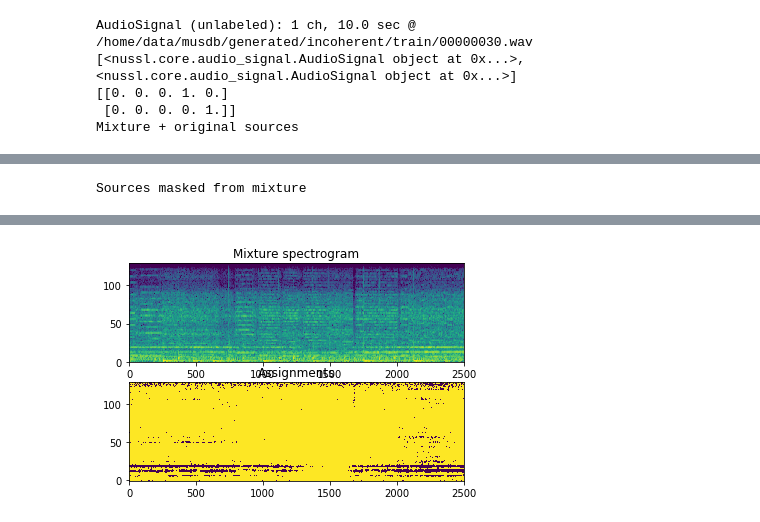
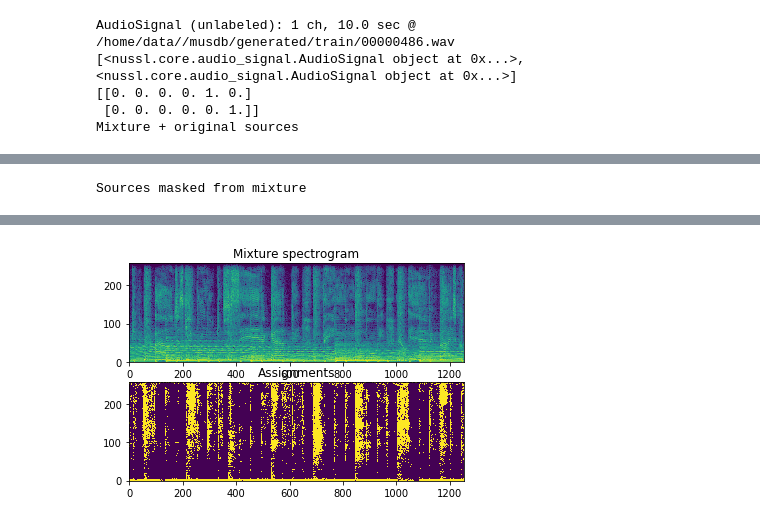
Before and after one commit to pseeth/cookiecutter-nussl, a Jupyter notebook: {{cookiecutter.repo_name}}/notebooks/example.ipynb, the cells around one changed output, grey strips where cells are left out. Saved outputs shown, nothing was run; the diff lists cells and outputs as text; code cells hidden in the pictures.

Commit message:
test cases for dataset, model and training!

```diff
--- a/{{cookiecutter.repo_name}}/notebooks/example.ipynb
+++ b/{{cookiecutter.repo_name}}/notebooks/example.ipynb
@@ -2,15 +2,14 @@
 import sys
 sys.path.insert(0, '..')
 # %%
-from cookiecutter_repo.dataset import Scaper
+from cookiecutter_repo import dataset
 import os
 from runners.utils import load_yaml
 
-folder = os.path.join(os.getenv('DATA_DIRECTORY'), 'musdb/generated/incoherent/train')
-spec = load_yaml('../experiments/speech_dpcl.yml')
+spec = load_yaml('../experiments/music_dpcl.yml')
+DatasetClass = getattr(dataset, spec['datasets']['train']['class'])
+folder = spec['datasets']['train']['path']
 spec['dataset_config']['cache'] = '~/.nussl/cache' # so it caches only in this container
-spec['dataset_config']['sample_rate'] = 16000
-spec['dataset_config']['group_sources'] = [['drums', 'bass', 'other']]
-dset = Scaper(folder, spec['dataset_config'])
+dset = DatasetClass(folder, spec['dataset_config'])
 dset.inspect(0)
 # %% [output]
@@ -19,12 +18,12 @@ dset.inspect(0)
-AudioSignal (unlabeled): 1 ch, 10.0 sec @ /home/data/musdb/generated/incoherent/train/00000030.wav
+AudioSignal (unlabeled): 1 ch, 10.0 sec @ /home/data//musdb/generated/train/00000486.wav
 [<nussl.core.audio_signal.AudioSignal object at 0x...>, <nussl.core.audio_signal.AudioSignal object at 0x...>]
-[[0. 0. 0. 1. 0.]
- [0. 0. 0. 0. 1.]]
+[[0. 0. 0. 0. 1. 0.]
+ [0. 0. 0. 0. 0. 1.]]
 Mixture + original sources
 [interactive output not drawn]
 [interactive output not drawn]
 [interactive output not drawn]
 Sources masked from mixture
 [interactive output not drawn]
 [interactive output not drawn]
-[figure, old version]
+[figure, new version]
```
Also changed, not shown: parts of 1 cell of this notebook, 12 other files.
